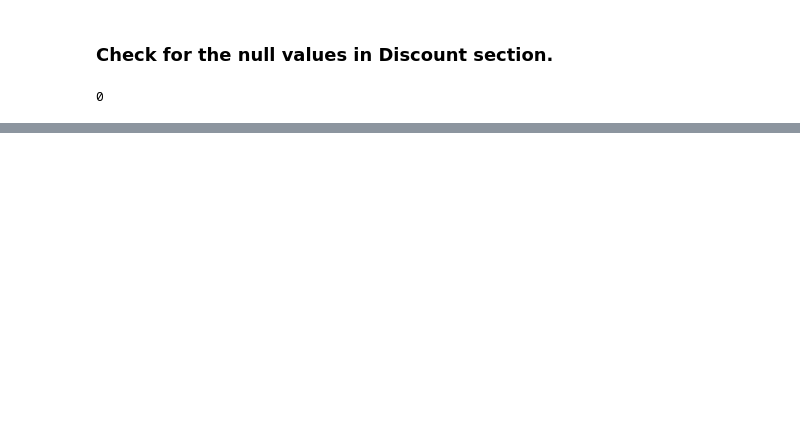
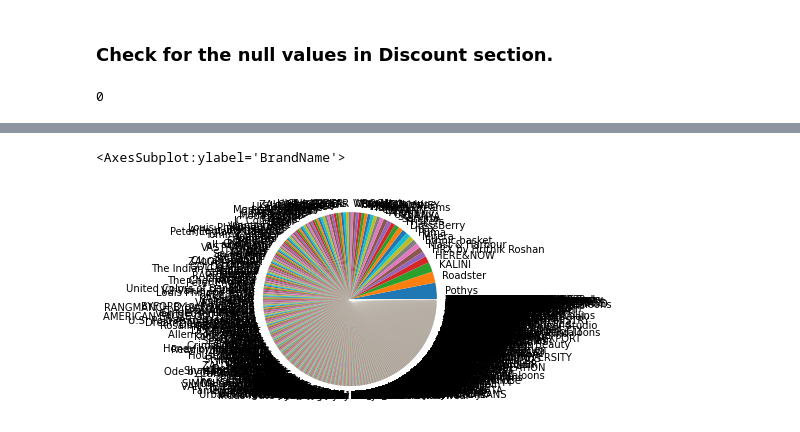
Before and after one commit to Jahanwi07/Myntra-Online-Shopping, a Jupyter notebook: EDA _PROJECT.ipynb, the cells around one changed output, grey strips where cells are left out. Saved outputs shown, nothing was run; the diff lists cells and outputs as text; code cells hidden in the pictures; blank space fills up the shorter version.

```diff
--- a/EDA _PROJECT.ipynb
+++ b/EDA _PROJECT.ipynb
@@ -391,0 +413,5 @@ New Shape:  (492848, 13)
+# %%
+data1.BrandName.value_counts().plot.pie()
+# %% [output]
+<AxesSubplot:ylabel='BrandName'>
+[figure, added]
```
Also changed, not shown: parts of 64 cells of this notebook.
